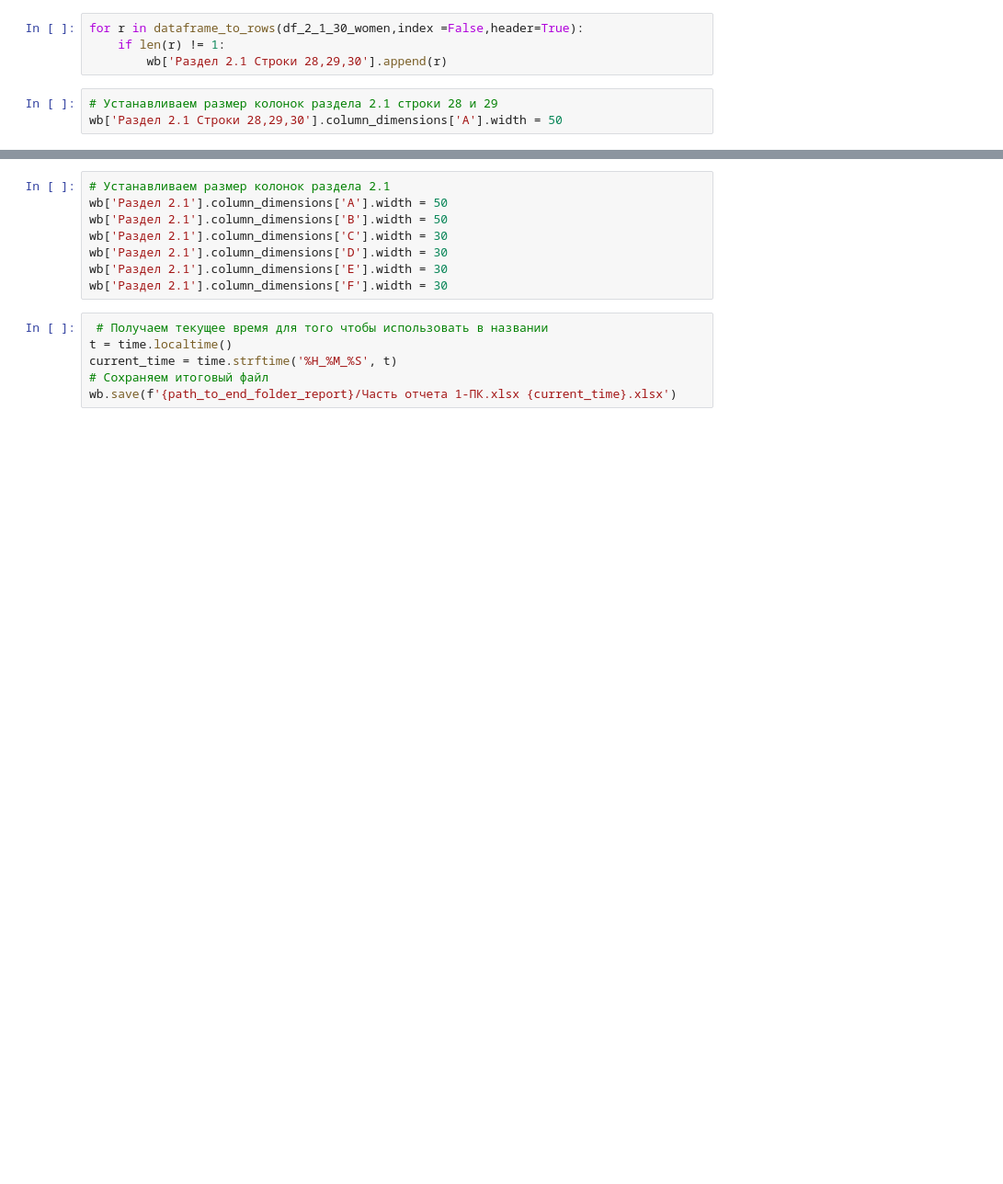
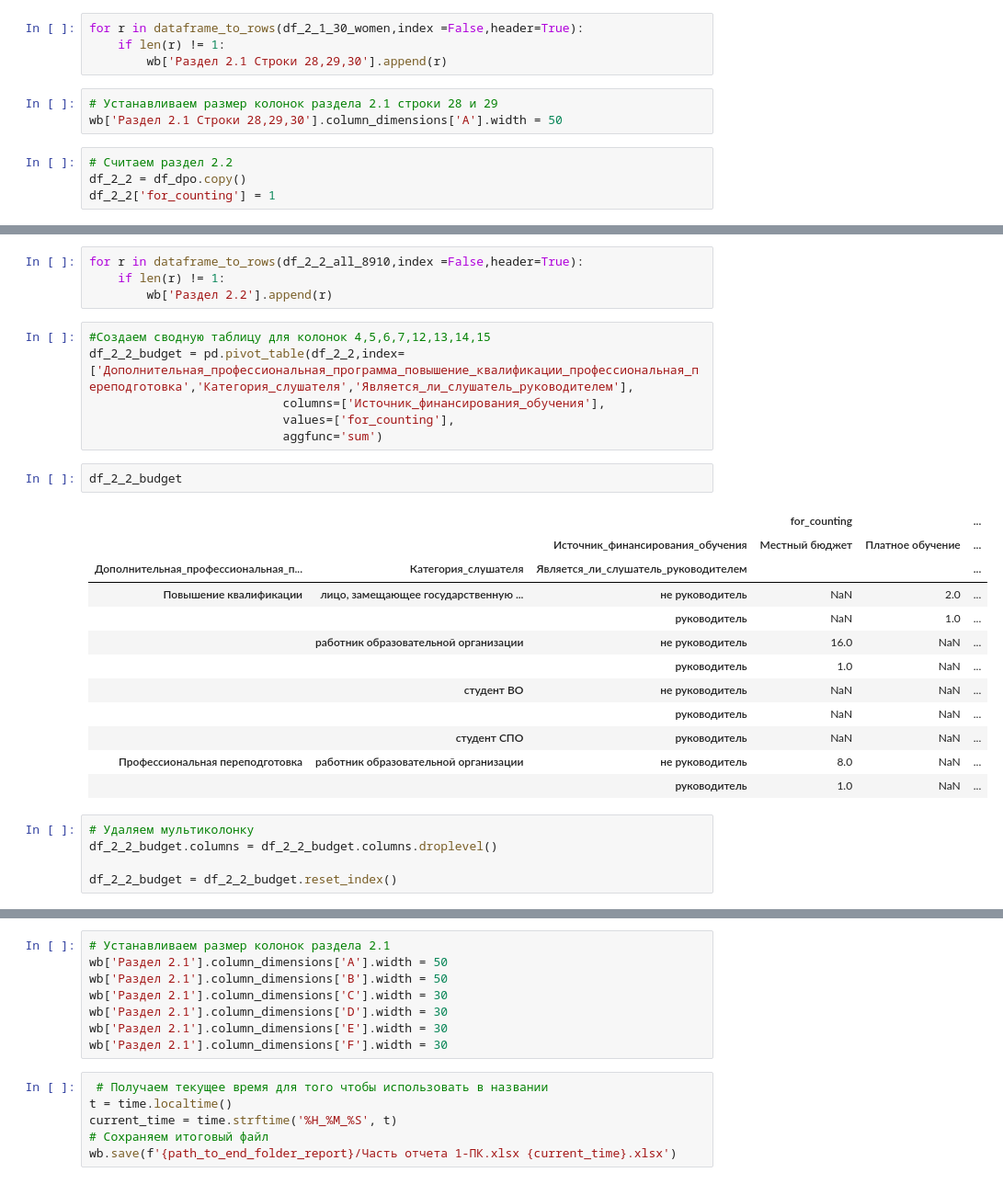
Before and after one commit to t0r1n88/Lindy, a Jupyter notebook: report_1PK.ipynb, the cells around one changed output, grey strips where cells are left out. Shown at 92% size. Drawn from its saved outputs; the diff is of its cells as text; blank space fills up the shorter version.

Commit message:
Реализовал раздел 2.2

```diff
--- a/report_1PK.ipynb
+++ b/report_1PK.ipynb
@@ -757,3 +757,7 @@ for r in dataframe_to_rows(df_2_1_30_women,index =False,header=True):
 # %%
 # Устанавливаем размер колонок раздела 2.1 строки 28 и 29
 wb['Раздел 2.1 Строки 28,29,30'].column_dimensions['A'].width = 50
+# %%
+# Считаем раздел 2.2
+df_2_2 = df_dpo.copy()
+df_2_2['for_counting'] = 1
@@ -759,0 +815,30 @@ wb['Раздел 2.1 Строки 28,29,30'].column_dimensions['A'].width = 50
+# %%
+for r in dataframe_to_rows(df_2_2_all_8910,index =False,header=True):
+    if len(r) != 1:
+        wb['Раздел 2.2'].append(r)
+# %%
+#Создаем сводную таблицу для колонок 4,5,6,7,12,13,14,15
+df_2_2_budget = pd.pivot_table(df_2_2,index=['Дополнительная_профессиональная_программа_повышение_квалификации_профессиональная_переподготовка','Категория_слушателя','Является_ли_слушатель_руководителем'],
+                           columns=['Источник_финансирования_обучения'],
+                           values=['for_counting'],
+                           aggfunc='sum')
+# %%
+df_2_2_budget
+# %% [output]
+|  |  |  | for_counting |  | ... |
+|  |  | Источник_финансирования_обучения | Местный бюджет | Платное обучение | ... |
+| Дополнительная_профессиональная_п... | Категория_слушателя | Является_ли_слушатель_руководителем |  |  | ... |
+| Повышение квалификации | лицо, замещающее государственную ... | не руководитель | NaN | 2.0 | ... |
+|  |  | руководитель | NaN | 1.0 | ... |
+|  | работник образовательной организации | не руководитель | 16.0 | NaN | ... |
+|  |  | руководитель | 1.0 | NaN | ... |
+|  | студент ВО | не руководитель | NaN | NaN | ... |
+|  |  | руководитель | NaN | NaN | ... |
+|  | студент СПО | руководитель | NaN | NaN | ... |
+| Профессиональная переподготовка | работник образовательной организации | не руководитель | 8.0 | NaN | ... |
+|  |  | руководитель | 1.0 | NaN | ... |
+# %%
+# Удаляем мультиколонку
+df_2_2_budget.columns = df_2_2_budget.columns.droplevel()
+
+df_2_2_budget = df_2_2_budget.reset_index()
```
Also changed, not shown: parts of 17 cells of this notebook.
